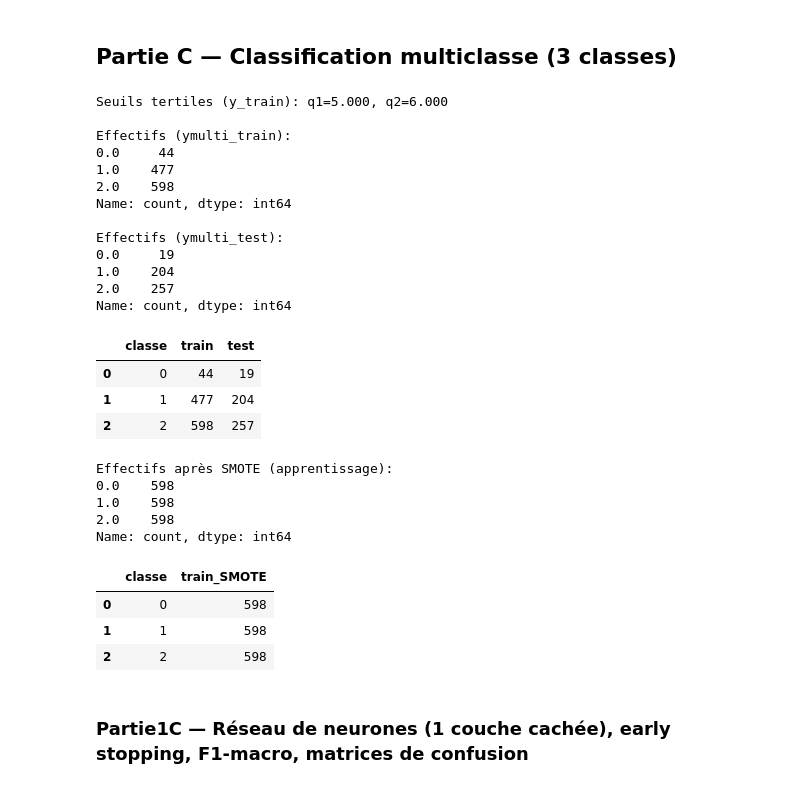
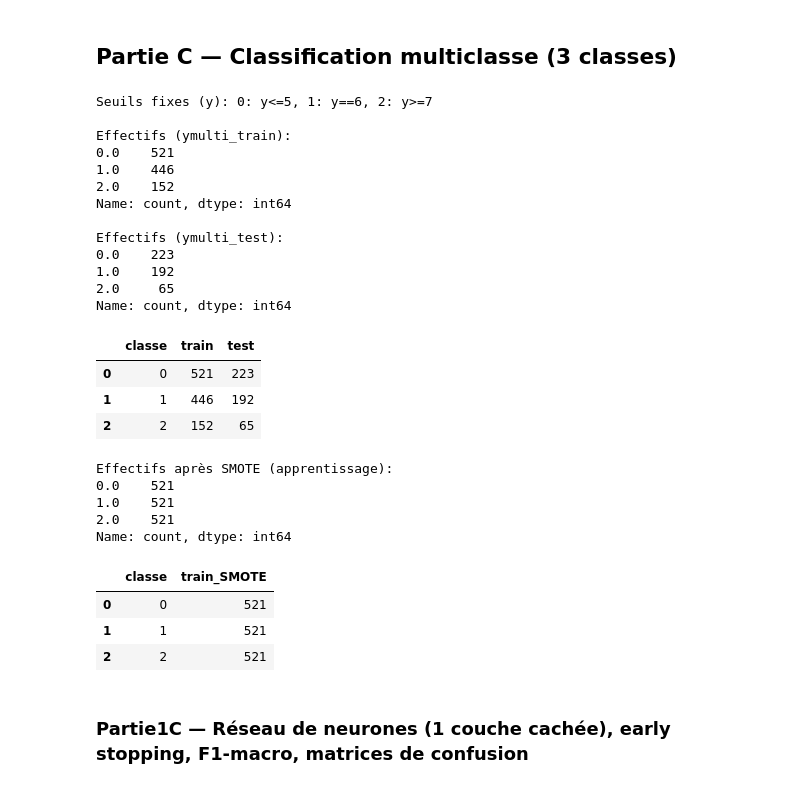
Before and after one commit to sivakar-sriranjan/Mini_Porjet_ML, a Jupyter notebook: ensemblelearning.ipynb, the cells around one changed output. Cells and saved outputs as stored; diff of their text form; code cells hidden in the pictures.

```diff
--- a/ensemblelearning.ipynb
+++ b/ensemblelearning.ipynb
@@ -395,54 +395,52 @@ AdaBoost réduit le biais en agrégeant de nombreux faibles apprenants, mais peu
 # %% [markdown]
 ## Partie C — Classification multiclasse (3 classes)
 # %%
-# 1) Création de ymulti (3 classes) à partir des tertiles de y_train
-# Seuils: q1 = 33%, q2 = 66% (calculés sur y_train uniquement)
-q1, q2 = y_train.quantile([0.33, 0.66])
-print(f"Seuils tertiles (y_train): q1={q1:.3f}, q2={q2:.3f}")
+# 1) Création de ymulti (3 classes) à partir de seuils fixes
+# Seuils fixes: 0: y <= 5, 1: y == 6, 2: y >= 7
+print("Seuils fixes (y): 0: y<=5, 1: y==6, 2: y>=7")
 
-def to_ymulti(s, q1_val, q2_val):
-    # 0: basse (< q1), 1: moyenne ([q1, q2)), 2: élevée (>= q2)
+def to_ymulti_fixed(s):
     out = pd.Series(index=s.index, dtype=int)
-    out[s < q1_val] = 0
-    out[(s >= q1_val) & (s < q2_val)] = 1
-    out[s >= q2_val] = 2
+    out[s <= 5] = 0
+    out[s == 6] = 1
+    out[s >= 7] = 2
     return out
 
-ymulti_train = to_ymulti(y_train, q1, q2)
-ymulti_test  = to_ymulti(y_test, q1, q2)
+ymulti_train = to_ymulti_fixed(y_train)
+ymulti_test  = to_ymulti_fixed(y_test)
 
 print("\nEffectifs (ymulti_train):")
 print(ymulti_train.value_counts().sort_index())
 print("\nEffectifs (ymulti_test):")
 print(ymulti_test.value_counts().sort_index())
 
 # Export LaTeX des effectifs (avant équilibrage)
 os.makedirs("src/input", exist_ok=True)
 counts_before = pd.DataFrame({
     "classe": [0, 1, 2],
     "train": ymulti_train.value_counts().sort_index().reindex([0,1,2]).values,
     "test": ymulti_test.value_counts().sort_index().reindex([0,1,2]).values,
 })
 display(counts_before)
 counts_before.to_latex("src/input/table_ymulti_counts.tex", index=False)
 # %% [output]
-Seuils tertiles (y_train): q1=5.000, q2=6.000
+Seuils fixes (y): 0: y<=5, 1: y==6, 2: y>=7
 
 Effectifs (ymulti_train):
-0.0     44
-1.0    477
-2.0    598
+0.0    521
+1.0    446
+2.0    152
 Name: count, dtype: int64
 
 Effectifs (ymulti_test):
-0.0     19
-1.0    204
-2.0    257
+0.0    223
+1.0    192
+2.0     65
 Name: count, dtype: int64
 |  | classe | train | test |
-| 0 | 0 | 44 | 19 |
-| 1 | 1 | 477 | 204 |
-| 2 | 2 | 598 | 257 |
+| 0 | 0 | 521 | 223 |
+| 1 | 1 | 446 | 192 |
+| 2 | 2 | 152 | 65 |
 # %%
 # 2) Équilibrage des classes sur l'apprentissage (SMOTE)
 # On applique SMOTE uniquement sur (X_train, ymulti_train)
@@ -462,14 +460,14 @@ display(counts_after)
 counts_after.to_latex("src/input/table_ymulti_counts_balanced.tex", index=False)
 # %% [output]
 Effectifs après SMOTE (apprentissage):
-0.0    598
-1.0    598
-2.0    598
+0.0    521
+1.0    521
+2.0    521
 Name: count, dtype: int64
 |  | classe | train_SMOTE |
-| 0 | 0 | 598 |
-| 1 | 1 | 598 |
-| 2 | 2 | 598 |
+| 0 | 0 | 521 |
+| 1 | 1 | 521 |
+| 2 | 2 | 521 |
 # %% [markdown]
 ### Partie1C — Réseau de neurones (1 couche cachée), early stopping, F1-macro, matrices de confusion
 # %%
```
Also changed, not shown: parts of 11 cells of this notebook, 19 other files.
